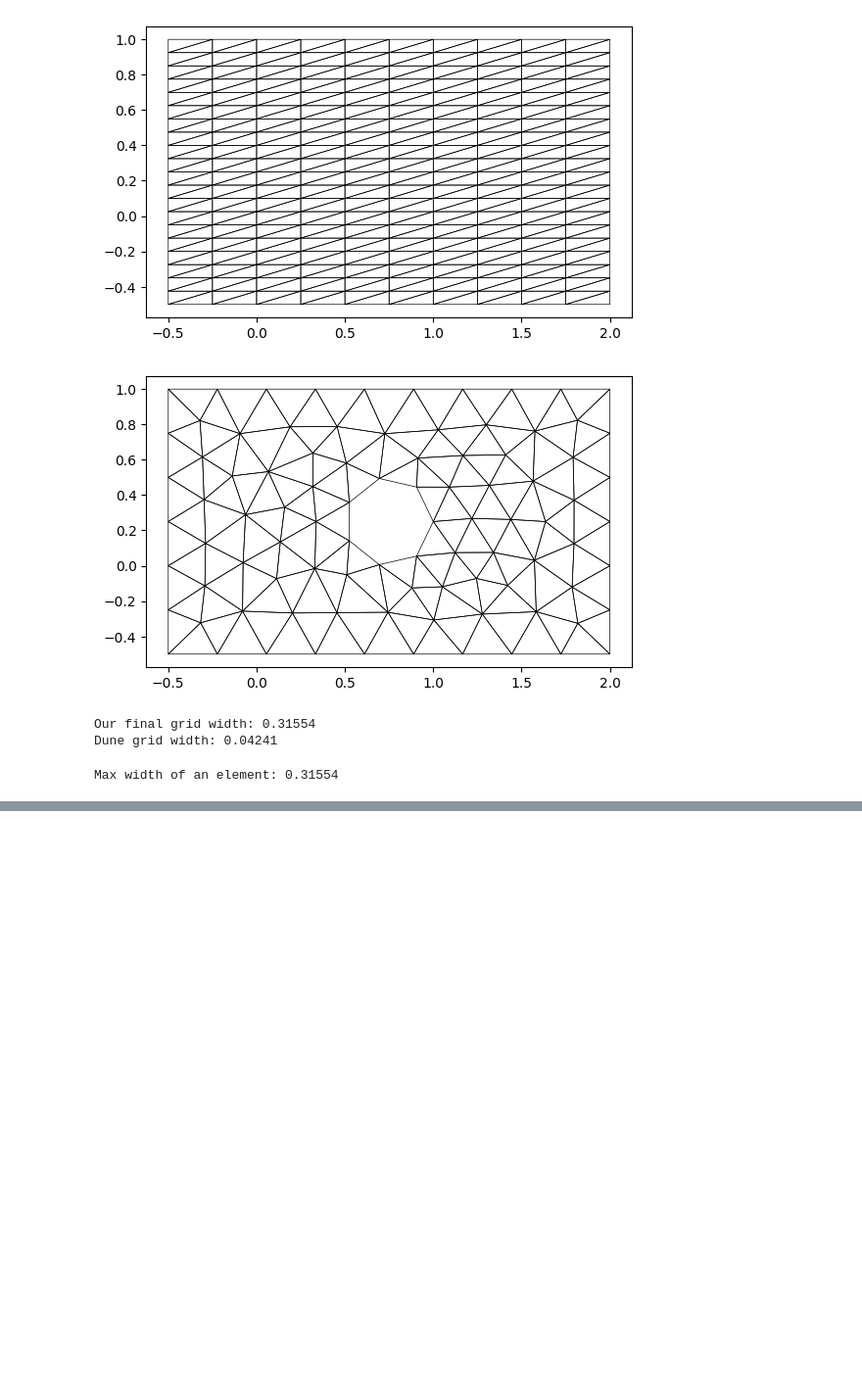
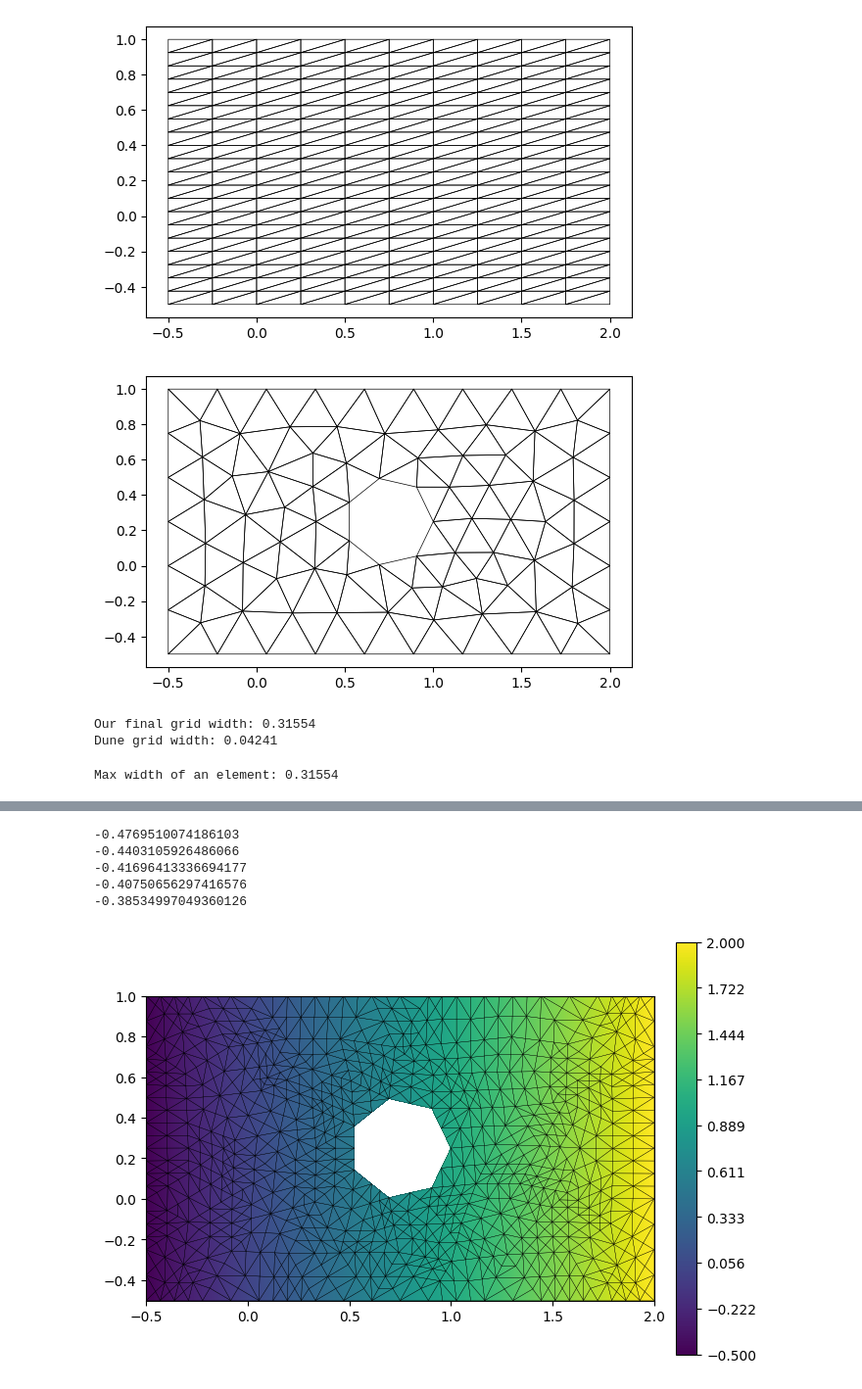
Before and after one commit to CHMN-LU/NUMN33_Project1, a Jupyter notebook: Project1.ipynb, the cells around one changed output, grey strips where cells are left out. Shown at 98% size. Drawn from its saved outputs; the diff is of its cells as text; code cells hidden in the pictures; blank space fills up the shorter version.

Commit message:
Initial commit of up to task 12

```diff
--- a/Project1.ipynb
+++ b/Project1.ipynb
@@ -92,3 +92,11 @@ maxValue = np.max([gridWidthFunction(e, 0) for e in gridWidthFunction.gridView.e
 print(f"Max width of an element: {maxValue:.5f}")
 # %% [output]
 Max width of an element: 0.31554
+# %%
+# Task 11
+# Create a DoF mapper which assigns one DoF to each vertex (dim=0) in the grid
+mapper = holeGridView.mapper(lambda gt: 1 if gt.dim==0 else 0)
+# Print the degrees of freedom
+print(f"This map has {mapper.size} degrees of freedom")
+# Print number of vertices
+print(f"There are {len([v for v in holeGridView.vertices])} vertices in the grid")
@@ -94,0 +129,61 @@ Max width of an element: 0.31554
+# %%
+# Task 12
+# Part 1: Create a function linearInterpolation that takes a grid function u and a gridView
+# It should return a mapper and vector of DoF values from u on the vertices
+def linearInterpolation(u, gridView):
+    # Create a mapper
+    mapper = u.gridView.mapper(lambda gt: 1 if gt.dim==0 else 0) # 1 DoF per vertex
+    # Vector for values
+    dof_vec = np.zeros(mapper.size)
+    # Iterate through the vertices, applying u at each one
+    for vertex in u.gridView.vertices:
+        idx = mapper.index(vertex)
+        dof_vec[idx] = u(vertex.geometry.center)
+    return mapper, dof_vec
+
+# Part 2: Create a grid function uh that linearly interpolates given the mapper and dof vector
+# In this case, we first create a callable class so we can attach state variables containing the mapper,
+# dof_vec, and grid view
+class LinearInterpolator():
+    def __init__(self, mapper, dof_vec, gridView):
+        self.mapper = mapper
+        self.data = dof_vec
+        self.gridView = gridView
+    def __call__(self, element, x):
+        # The actual grid function
+        # Compute u(p0)(1-x0-x1) + u(p1)x0 + u(p2)x1
+        # Indices of vertices in the DoF vector
+        indices = np.array(self.mapper.subIndices(element, self.gridView.dimension))
+        u_arr = self.data[indices] # u(p0), u(p1), u(p2)
+        x_arr = np.array([1-x[0]-x[1], x[0], x[1]])
+        #print(f"data for vertices: {u_arr}, interpolation coeffs: {x_arr}, original pt input: {x}")
+        return np.dot(u_arr, x_arr)
+
+@gridFunction(holeGridView, name='x', order=1)
+def linear_x(x):
+    return x[0]
+
+# Get the mapper and DoF vector using some function
+# In this case, testing with a linear function
+mapper, data = linearInterpolation(linear_x, holeGridView)
+
+# Define the callable class as a grid function using this mapper and data
+uh = gridFunction(holeGridView, name='Interpolation of x', order=1)(LinearInterpolator(mapper, data, holeGridView))
+
+point = FieldVector([0.2, 0.2])
+for i, e in enumerate(uh.gridView.elements):
+    #print(e.geometry.center)
+    #print([v.geometry.center for v in e.vertices])
+    #print([data[mapper.index(v)] for v in e.vertices])
+    print(uh(e, point))
+    if i == 4:
+        break
+#linear_x.plot()
+uh.plot()
+# %% [output]
+-0.4769510074186103
+-0.4403105926486066
+-0.41696413336694177
+-0.40750656297416576
+-0.38534997049360126
+[figure, added]
```
Also changed, not shown: parts of 6 cells of this notebook.
